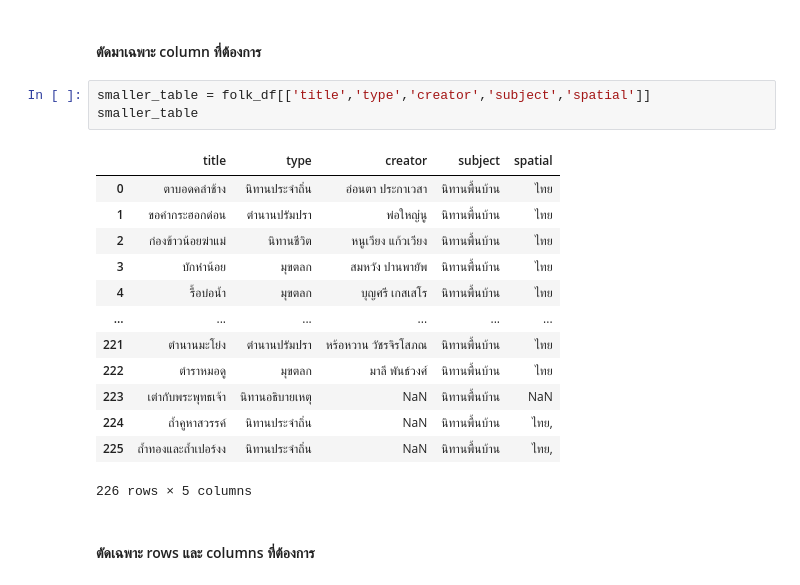
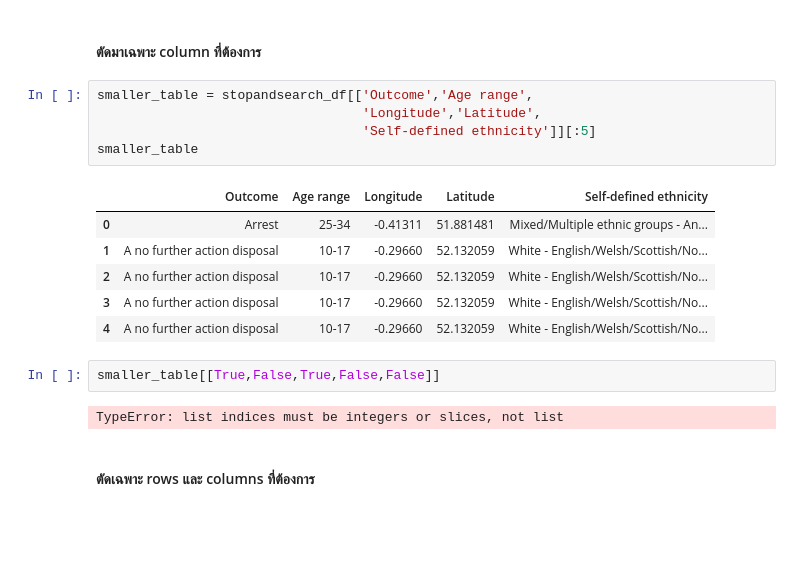
Before and after one commit to TKhahahah/dataviz2025, a Jupyter notebook: Pandas_101_2025.ipynb, the cells around one changed output. Cells and saved outputs as stored; diff of their text form; blank space fills up the shorter version.

```diff
--- a/Pandas_101_2025.ipynb
+++ b/Pandas_101_2025.ipynb
@@ -148,23 +183,22 @@ folk_df.iloc[99,5]
 ## Table slicing
 # %% [markdown]
 #### ตัดมาเฉพาะ column ที่ต้องการ
-# %%
-smaller_table = folk_df[['title','type','creator','subject','spatial']]
-smaller_table
-# %% [output]
-|  | title | type | creator | subject | spatial |
-| 0 | ตาบอดคลำช้าง | นิทานประจำถิ่น | อ่อนตา ประกาเวสา | นิทานพื้นบ้าน | ไทย |
-| 1 | ขอคำกระฮอกด่อน | ตำนานปรัมปรา | พ่อใหญ่นู | นิทานพื้นบ้าน | ไทย |
-| 2 | ก่องข้าวน้อยฆ่าแม่ | นิทานชีวิต | หนูเวียง แก้วเวียง | นิทานพื้นบ้าน | ไทย |
-| 3 | บักหำน้อย | มุขตลก | สมหวัง ปานพายัพ | นิทานพื้นบ้าน | ไทย |
-| 4 | รื้อบ่อน้ำ | มุขตลก | บุญศรี เกสเสโร | นิทานพื้นบ้าน | ไทย |
-| ... | ... | ... | ... | ... | ... |
-| 221 | ตำนานมะโย่ง | ตำนานปรัมปรา | หร้อหวาน วัชรจิรโสภณ | นิทานพื้นบ้าน | ไทย |
-| 222 | ตำราหมอดู | มุขตลก | มาลี พันธ์วงศ์ | นิทานพื้นบ้าน | ไทย |
-| 223 | เต่ากับพระพุทธเจ้า | นิทานอธิบายเหตุ | NaN | นิทานพื้นบ้าน | NaN |
-| 224 | ถ้ำคูหาสวรรค์ | นิทานประจำถิ่น | NaN | นิทานพื้นบ้าน | ไทย, |
-| 225 | ถ้ำทองและถ้ำเปอร์งง | นิทานประจำถิ่น | NaN | นิทานพื้นบ้าน | ไทย, |
-226 rows × 5 columns
+# %%
+smaller_table = stopandsearch_df[['Outcome','Age range',
+                                  'Longitude','Latitude',
+                                  'Self-defined ethnicity']][:5]
+smaller_table
+# %% [output]
+|  | Outcome | Age range | Longitude | Latitude | Self-defined ethnicity |
+| 0 | Arrest | 25-34 | -0.41311 | 51.881481 | Mixed/Multiple ethnic groups - An... |
+| 1 | A no further action disposal | 10-17 | -0.29660 | 52.132059 | White - English/Welsh/Scottish/No... |
+| 2 | A no further action disposal | 10-17 | -0.29660 | 52.132059 | White - English/Welsh/Scottish/No... |
+| 3 | A no further action disposal | 10-17 | -0.29660 | 52.132059 | White - English/Welsh/Scottish/No... |
+| 4 | A no further action disposal | 10-17 | -0.29660 | 52.132059 | White - English/Welsh/Scottish/No... |
+# %%
+smaller_table[[True,False,True,False,False]]
+# %% [output]
+TypeError: list indices must be integers or slices, not list
 # %% [markdown]
 
 
```
Also changed, not shown: parts of 32 cells of this notebook.
